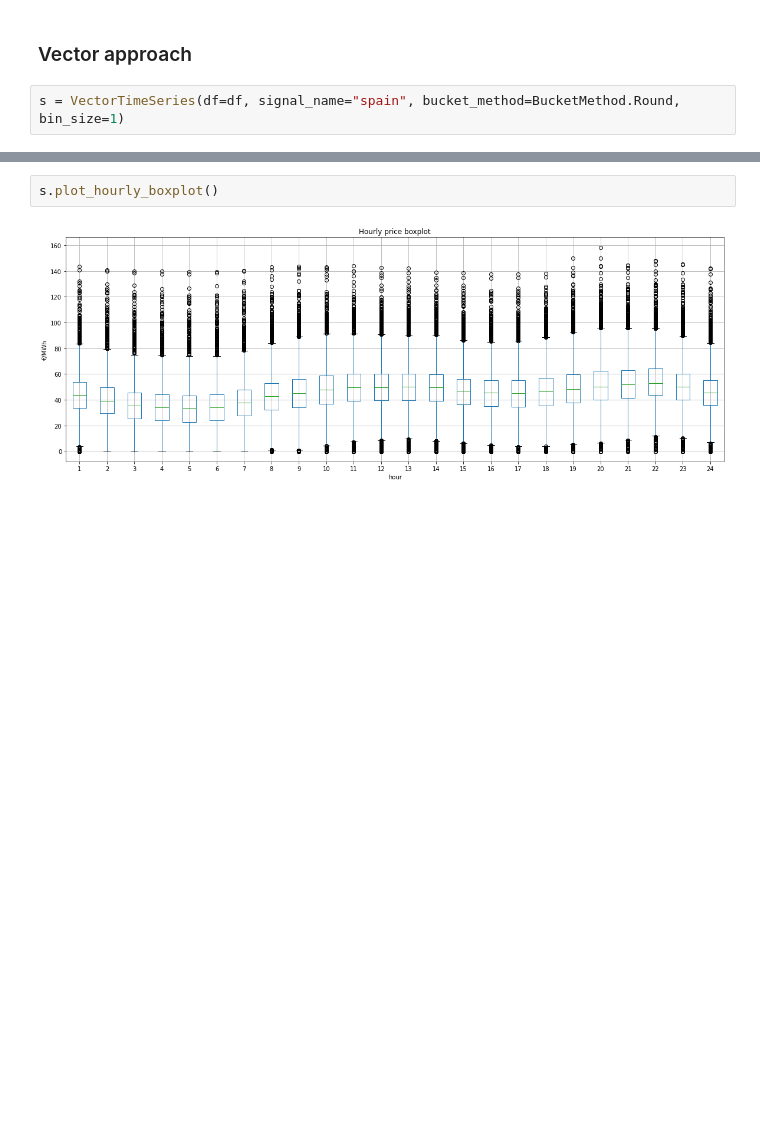
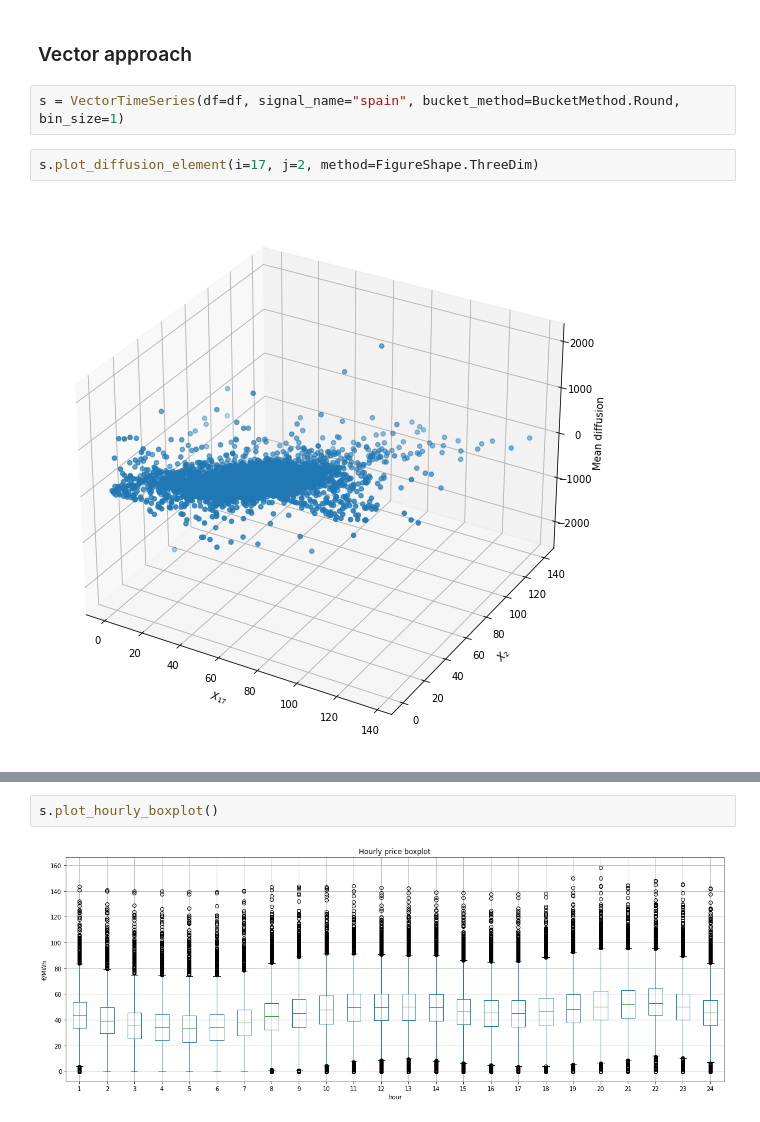
Before and after one commit to NonoMalpi/electricity, a Jupyter notebook: notebooks/Potenciala.ipynb, the cells around one changed output, grey strips where cells are left out. Drawn from its saved outputs; the diff is of its cells as text; blank space fills up the shorter version.

Commit message:
feat: compute diffusion matrix

```diff
--- a/notebooks/Potenciala.ipynb
+++ b/notebooks/Potenciala.ipynb
@@ -212,3 +192,7 @@ plt.show()
 ### Vector approach
 # %%
 s = VectorTimeSeries(df=df, signal_name="spain", bucket_method=BucketMethod.Round, bin_size=1)
+# %%
+s.plot_diffusion_element(i=17, j=2, method=FigureShape.ThreeDim)
+# %% [output]
+[figure, added]
```
Also changed, not shown: parts of 18 cells of this notebook, 2 other files.
